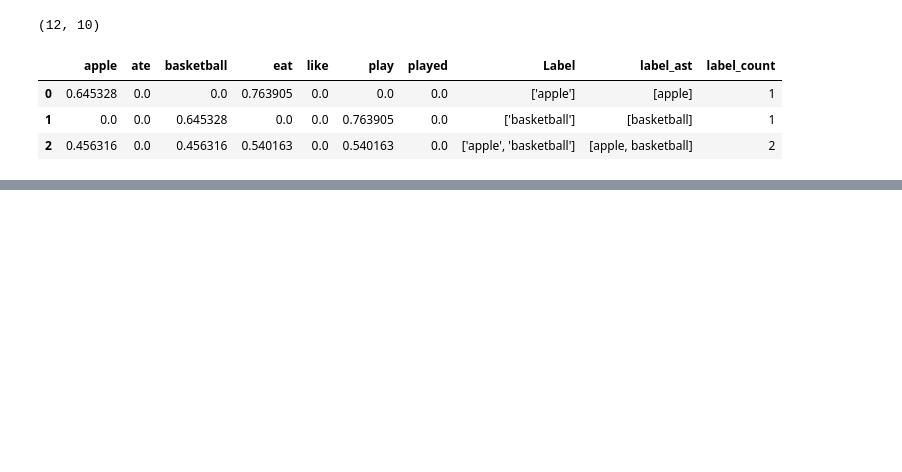
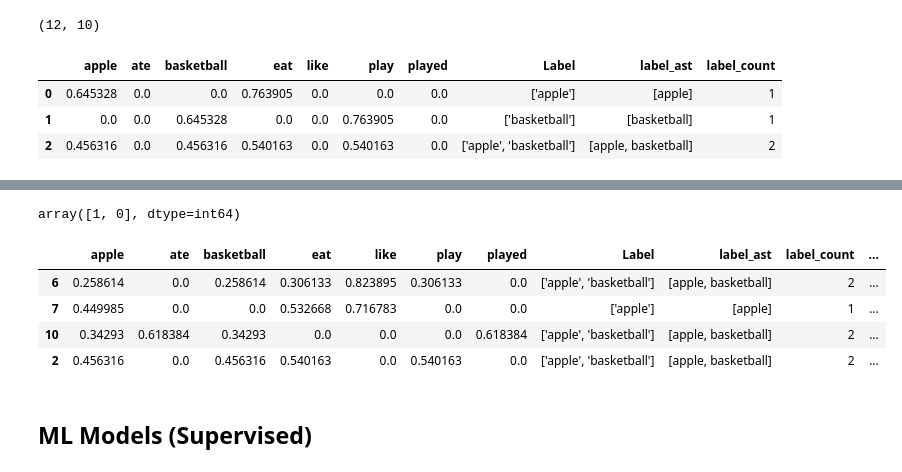
Before and after one commit to ashish-sharma-as/multioutput_classifier, a Jupyter notebook: multilabel_classification.ipynb, the cells around one changed output, grey strips where cells are left out. Cells and saved outputs as stored; diff of their text form; code cells hidden in the pictures; blank space fills up the shorter version.

```diff
--- a/multilabel_classification.ipynb
+++ b/multilabel_classification.ipynb
@@ -141,0 +153,7 @@ preprocessor = make_column_transformer((tfidf, TEXT_CONTENT_COLUMN),  # "Test"
+# %%
+# Get all unique lables from the target
+
+all_labels_flattened_list = [inner_value for inner_list in list(df['label_ast']) for inner_value in inner_list]
+
+all_unique_labels = list(set(all_labels_flattened_list))
+all_unique_labels
@@ -152,3 +172,8 @@ Pipeline(steps=[('columntransformer',
                                    transformers=[('tfidfvectorizer',
                                                   TfidfVectorizer(stop_words='english'),
                                                   'Text')]))])
+# %%
+# TFIDF Feature names
+
+tfidf_feature_names = preprocessor.named_transformers_.tfidfvectorizer.get_feature_names()
+tfidf_feature_names
@@ -161,7 +188,7 @@ tfidf_processed_csr = pipe1.transform(df)
 # need to provide their names to the processed df along
 # with the tfidf feature names
 df_processed = pd.DataFrame(tfidf_processed_csr,
-                            columns=preprocessor.named_transformers_.tfidfvectorizer.get_feature_names() + list(df.columns[-3:]))
+                            columns=tfidf_feature_names + list(df.columns[-3:]))
 df_processed.shape
 # %% [output]
 (12, 10)
@@ -174,0 +283,17 @@ df_processed.head(3)
+# %%
+le = LabelEncoder()
+
+le.fit_transform(all_unique_labels)
+# %% [output]
+array([1, 0], dtype=int64)
+# %%
+df_processed['label_ast_lblencoded'] = df_processed['label_ast'].apply(lambda x: le.transform(x))
+df_processed.sample(4)
+# %% [output]
+|  | apple | ate | basketball | eat | like | play | played | Label | label_ast | label_count | ... |
+| 6 | 0.258614 | 0.0 | 0.258614 | 0.306133 | 0.823895 | 0.306133 | 0.0 | ['apple', 'basketball'] | [apple, basketball] | 2 | ... |
+| 7 | 0.449985 | 0.0 | 0.0 | 0.532668 | 0.716783 | 0.0 | 0.0 | ['apple'] | [apple] | 1 | ... |
+| 10 | 0.34293 | 0.618384 | 0.34293 | 0.0 | 0.0 | 0.0 | 0.618384 | ['apple', 'basketball'] | [apple, basketball] | 2 | ... |
+| 2 | 0.456316 | 0.0 | 0.456316 | 0.540163 | 0.0 | 0.540163 | 0.0 | ['apple', 'basketball'] | [apple, basketball] | 2 | ... |
+# %% [markdown]
+## ML Models (Supervised)
```
Also changed, not shown: parts of 55 cells of this notebook, 1 other file.
